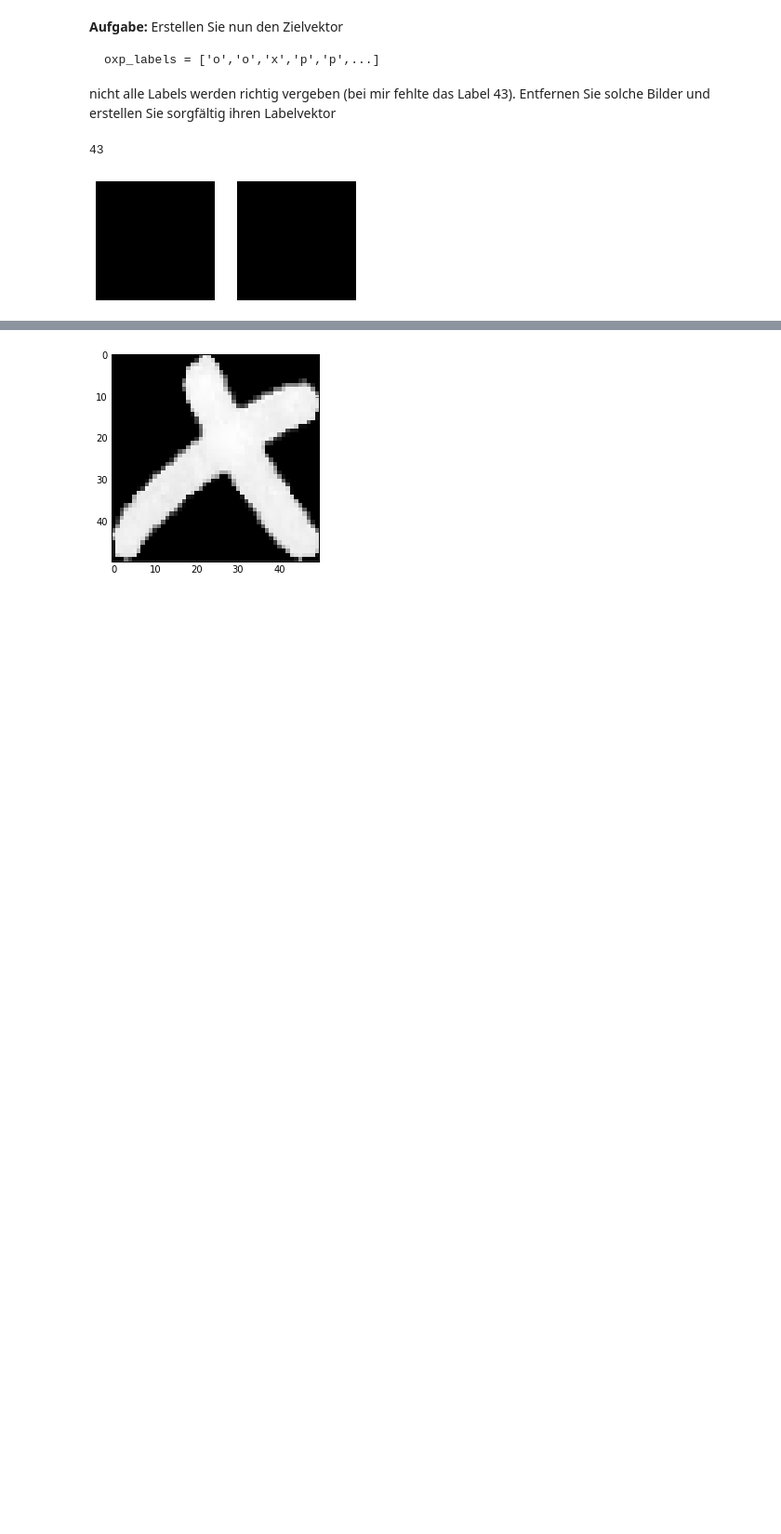
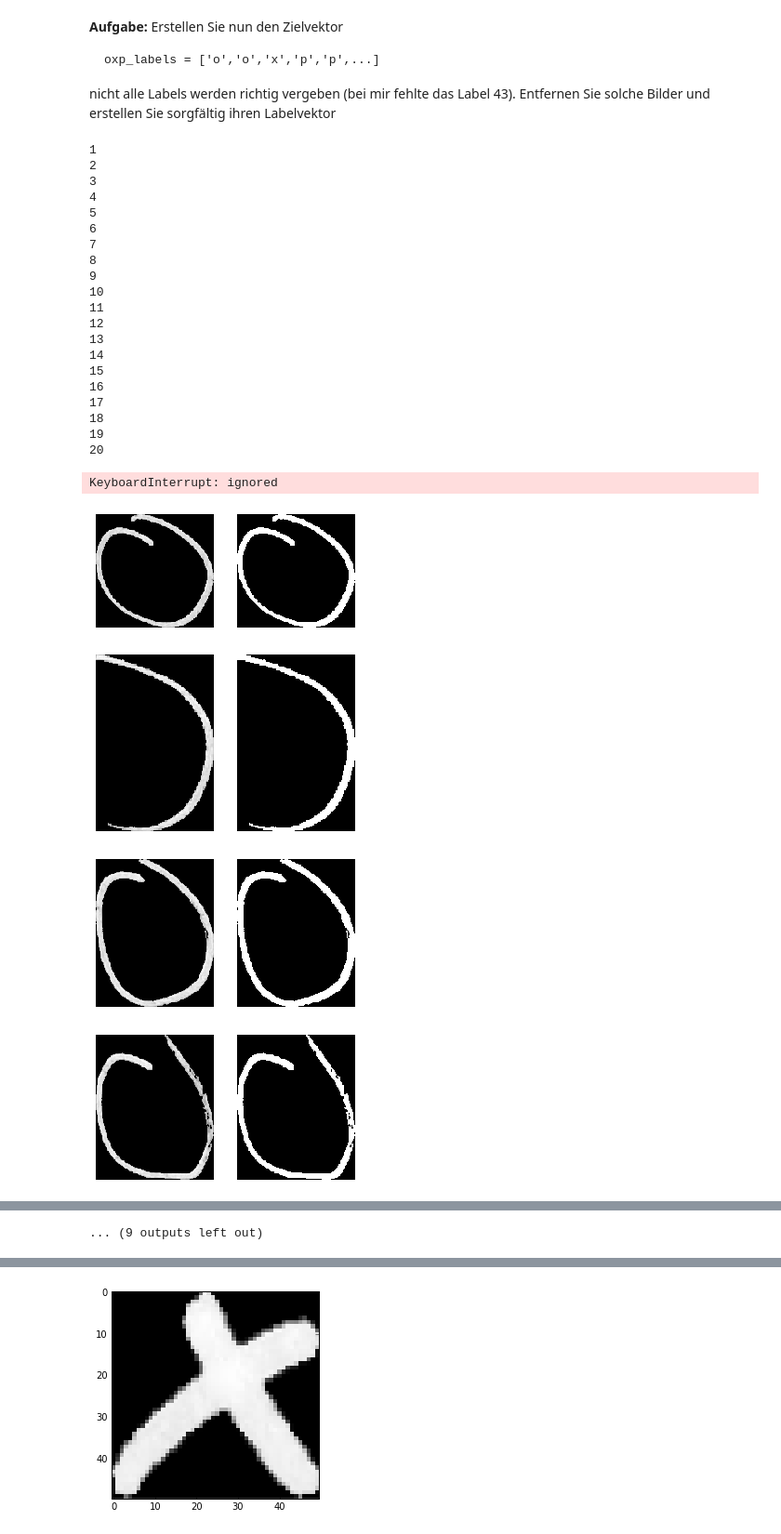
Before and after one commit to sipfli/cas_datenanalyse, a Jupyter notebook: Segmentierung-Lösung_Studierendenaufgabe.ipynb, the cells around one changed output, grey strips where cells are left out. Shown at 93% size. Saved outputs shown, nothing was run; the diff lists cells and outputs as text; code cells hidden in the pictures; blank space fills up the shorter version.

```diff
--- a/Segmentierung-Lösung_Studierendenaufgabe.ipynb
+++ b/Segmentierung-Lösung_Studierendenaufgabe.ipynb
@@ -46,7 +48,7 @@ def show_images(imglist,figsize=(15,15),**kwargs):
 **Aufgabe**
 Lesen Sie hier mit Hilfe der Funktion skimage.data.imread Ihr Bild als Graustufenbild ein
 # %%
-im=skimage.data.imread('data/IMG_20150619_161847.jpg',as_grey=True)
+im=skimage.data.imread('https://raw.githubusercontent.com/sakuronohana/cas_datenanalyse/master/PVA2/Segment_pics/IMG_7919.JPG',as_grey=True)
 # %%
 #Die InputDatei ist einfach ein Foto einer Weissen Fläche, mit den 'x','o','p'-Symbolen
 #nebeneinander gemalt.
@@ -83,6 +85,6 @@ Die Idee davon ist, dünne Linien zu schliessen.
 # %%
 # wende einen Schwellwert an für Binarisierung
 thresh = threshold_otsu(image)
-bw = closing(image > thresh, square(3))
+bw = closing(image > thresh, square(1))
 plt.imshow(bw);
 # %% [output]
@@ -168,12 +170,38 @@ Erstellen Sie nun den Zielvektor
 
 nicht alle Labels werden richtig vergeben (bei mir fehlte das Label 43). Entfernen Sie solche Bilder und erstellen Sie sorgfältig ihren Labelvektor
 # %%
+dig = 1
+
 #Ich sehe das Label 43 nirgends...?
-print(regionprops(label_image,image)[42].label)
-show_images([regionprops(label_image,image)[42].intensity_image,
-             regionprops(label_image,image)[42].image],figsize=(5,5))
+for dig in range(len(regionlist)):
+  print(regionprops(label_image,image)[dig].label)
+  show_images([regionprops(label_image,image)[dig].intensity_image,
+             regionprops(label_image,image)[dig].image],figsize=(5,5))
 #Hmmm...
 skip_image_labels=[43]   # Aufgabe: Passen Sie diese Zeile an!
 # %% [output]
-43
+1
+2
+3
+4
+5
+6
+7
+8
+9
+10
+11
+12
+13
+14
+15
+16
+17
+18
+19
+20
+KeyboardInterrupt: ignored
-[figure, old version]
+[figure, new version]
+[figure, added]
+[figure, added]
+[figure, added]
@@ -180,3 +214,4 @@ skip_image_labels=[43]   # Aufgabe: Passen Sie diese Zeile an!
+... (9 outputs left out)
 # %%
 #lese an obigem Bild das Label ab:
 print(Kreuz_Kreis_Plus_labels)
```
Also changed, not shown: parts of 12 cells of this notebook.
